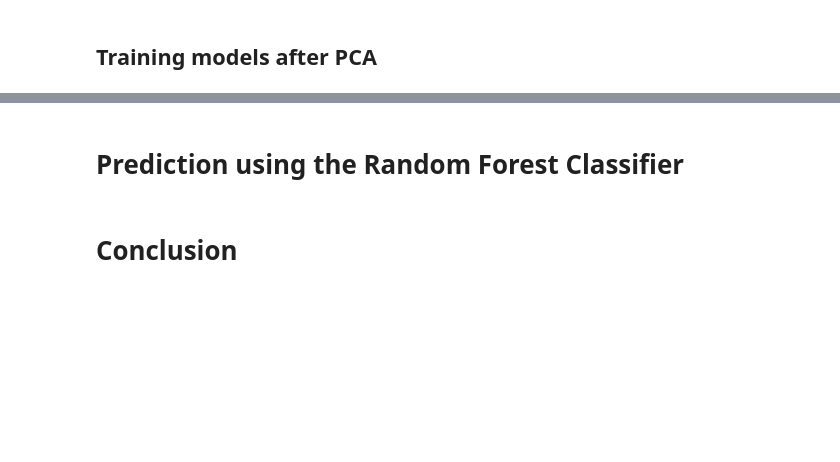
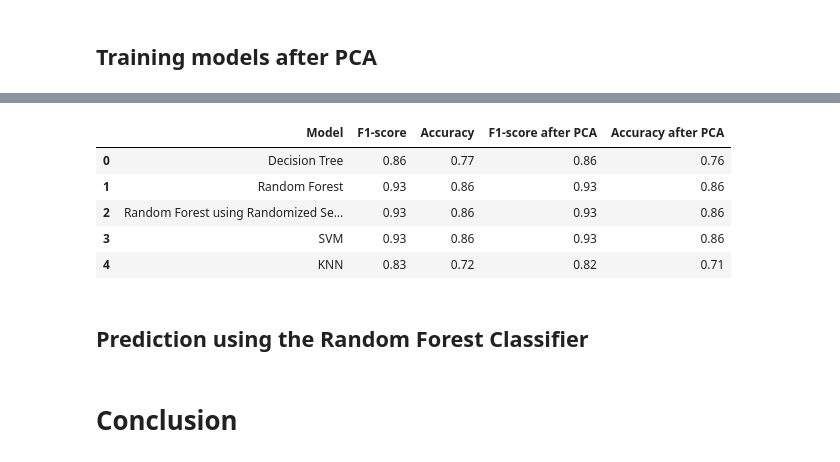
Before and after one commit to bartekwphd/Project_LC, a Jupyter notebook: Project part 4 - Modeling.ipynb, the cells around one changed output, grey strips where cells are left out. Saved outputs shown, nothing was run; the diff lists cells and outputs as text; code cells hidden in the pictures; blank space fills up the shorter version.

Commit message:
Modeling after PCA. CV Random Forest modeling correction.

```diff
--- a/Project part 4 - Modeling.ipynb
+++ b/Project part 4 - Modeling.ipynb
@@ -724,0 +869,5 @@ X_train, y_train, X_test, y_test = train_test_split(X, y, test_size=0.30, random
+# %%
+print(classification_report(y_test, svm_pca_pred))
+
+svm_pca_pr = evaluate(svm_pca_pred, y_test)
+svm_pca_pr
@@ -724,0 +886,3 @@ X_train, y_train, X_test, y_test = train_test_split(X, y, test_size=0.30, random
+# %%
+knn_pca = KNeighborsClassifier(n_neighbors=2)
+knn_pca.fit(X_train, y_train)
@@ -724,0 +891,7 @@ X_train, y_train, X_test, y_test = train_test_split(X, y, test_size=0.30, random
+# %%
+knn_pca_pred = knn_pca.predict(X_test)
+# %%
+print(classification_report(y_test, knn_pca_pred))
+
+knn_pca_pr = evaluate(knn_pca_pred, y_test)
+knn_pca_pr
@@ -725,5 +908,52 @@ X_train, y_train, X_test, y_test = train_test_split(X, y, test_size=0.30, random
+# %%
+pca_prediction_data={'Model':['Decision Tree',
+                          'Random Forest',
+                          'Random Forest using Randomized Search',
+                          'SVM',
+                          'KNN'
+                         ],
+                   'F1-score':[dtree_pr['f1-score'],
+                              rf_pr['f1-score'],
+                              rf_rand_pr['f1-score'],
+                              svm_pr['f1-score'],
+                              knn1_pr['f1-score']
+                              ],
+
+                   'Accuracy':[dtree_pr['accuracy'],
+                              rf_pr['accuracy'],
+                              rf_rand_pr['accuracy'],
+                              svm_pr['accuracy'],
+                              knn1_pr['accuracy']
+                              ],
+
+         'F1-score after PCA':[dtree_pca_pr['f1-score'],
+                              rf_pca_pr['f1-score'],
+                              rfc_pca_pr['f1-score'],
+                              svm_pca_pr['f1-score'],
+                              knn_pca_pr['f1-score']
+                              ],
+
+         'Accuracy after PCA':[dtree_pca_pr['accuracy'],
+                              rf_pca_pr['accuracy'],
+                              rfc_pca_pr['accuracy'],
+                              svm_pca_pr['accuracy'],
+                              knn_pca_pr['accuracy']
+                              ],
+
+                    }
+
+# Create DataFrame
+prediction_table_all = pd.DataFrame(pca_prediction_data)
+prediction_table_all
+# %% [output]
+|  | Model | F1-score | Accuracy | F1-score after PCA | Accuracy after PCA |
+| 0 | Decision Tree | 0.86 | 0.77 | 0.86 | 0.76 |
+| 1 | Random Forest | 0.93 | 0.86 | 0.93 | 0.86 |
+| 2 | Random Forest using Randomized Se... | 0.93 | 0.86 | 0.93 | 0.86 |
+| 3 | SVM | 0.93 | 0.86 | 0.93 | 0.86 |
+| 4 | KNN | 0.83 | 0.72 | 0.82 | 0.71 |
 # %% [markdown]
-# Prediction using the Random Forest Classifier
+## Prediction using the Random Forest Classifier
 # %%
 # rf = RandomForestClassifier(n_estimators=100)
 # rf.fit(X_train, y_train)
```
Also changed, not shown: parts of 38 cells of this notebook.
